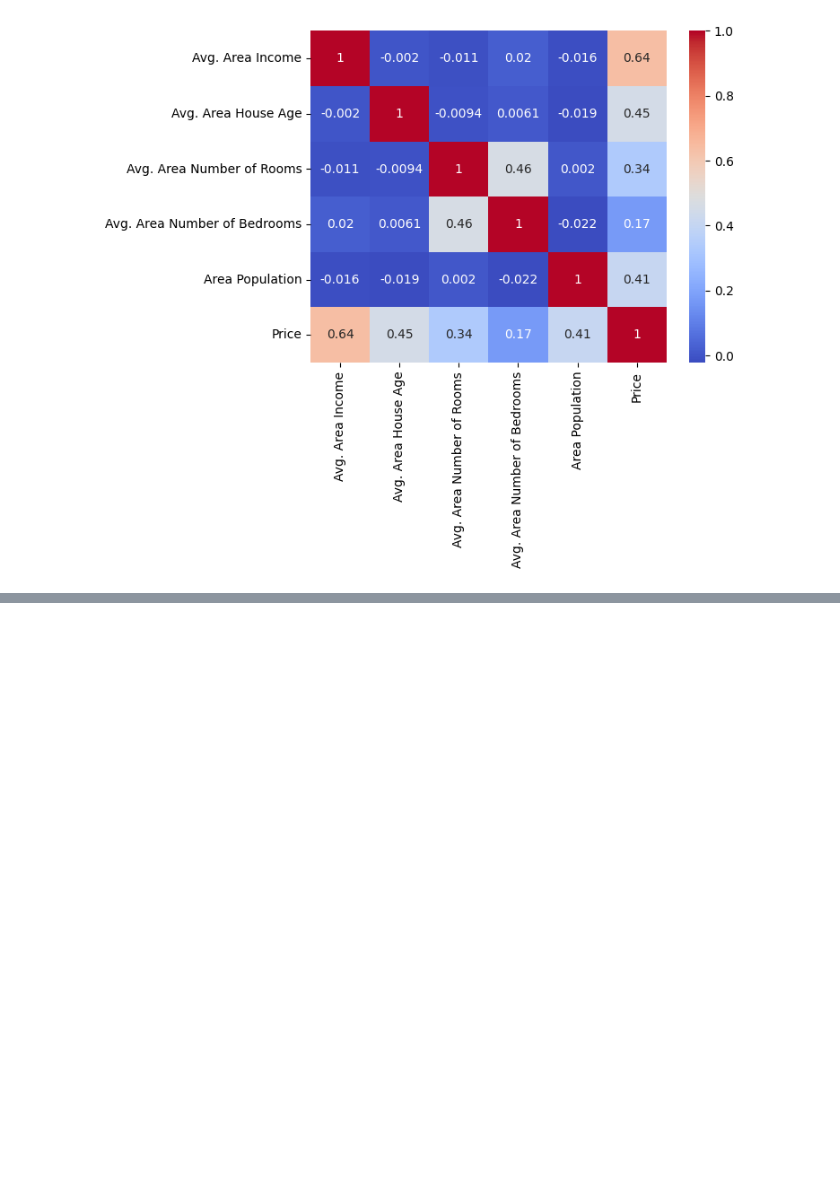
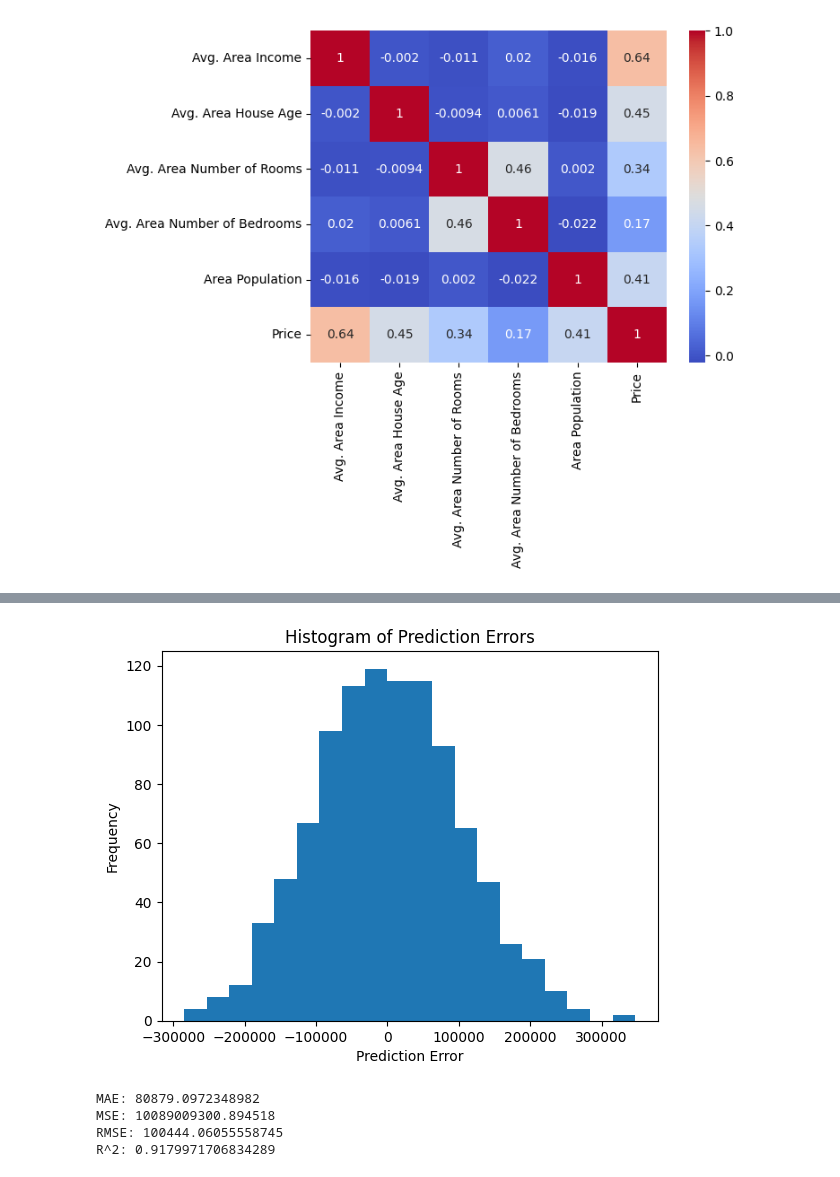
Before and after one commit to 2303a51026/AIML-2025, a Jupyter notebook: LAB04_AIML.ipynb, the cells around one changed output, grey strips where cells are left out. Saved outputs shown, nothing was run; the diff lists cells and outputs as text; code cells hidden in the pictures; blank space fills up the shorter version.

```diff
--- a/LAB04_AIML.ipynb
+++ b/LAB04_AIML.ipynb
@@ -73,0 +129,8 @@ Y = df['Price']
+# %%
+plt.hist(Y_test - model.predict(X_test), bins=20)
+plt.title('Histogram of Prediction Errors')
+plt.xlabel('Prediction Error')
+plt.ylabel('Frequency')
+plt.show()
+# %% [output]
+[figure, added]
@@ -73,0 +142,10 @@ Y = df['Price']
+# %%
+print(f"MAE: {mae}")
+print(f"MSE: {mse}")
+print(f"RMSE: {rmse}")
+print(f"R^2: {r2}")
+# %% [output]
+MAE: 80879.0972348982
+MSE: 10089009300.894518
+RMSE: 100444.06055558745
+R^2: 0.9179971706834289
```
Also changed, not shown: parts of 12 cells of this notebook.
